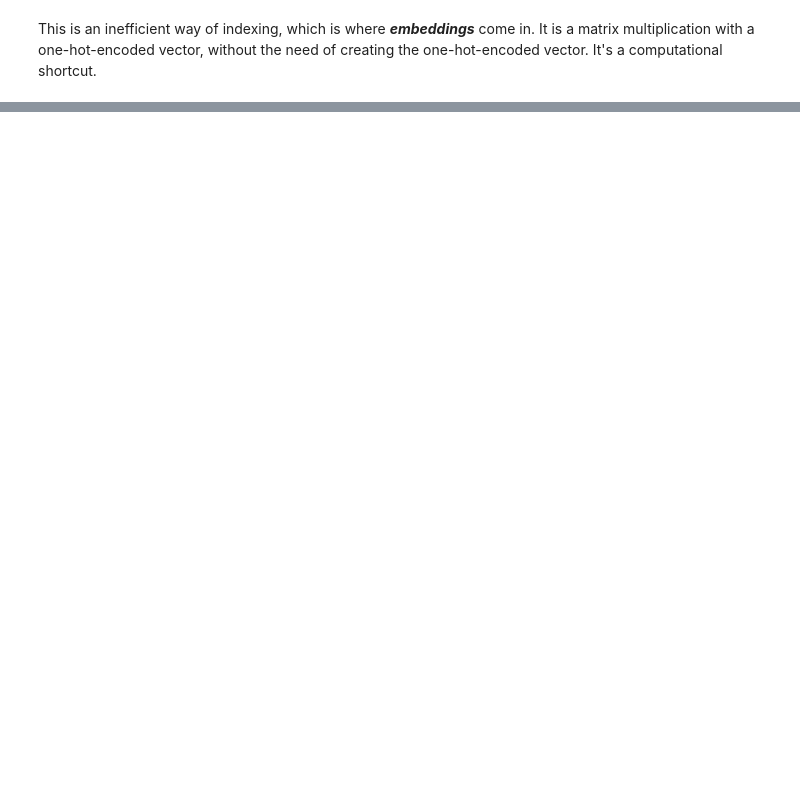
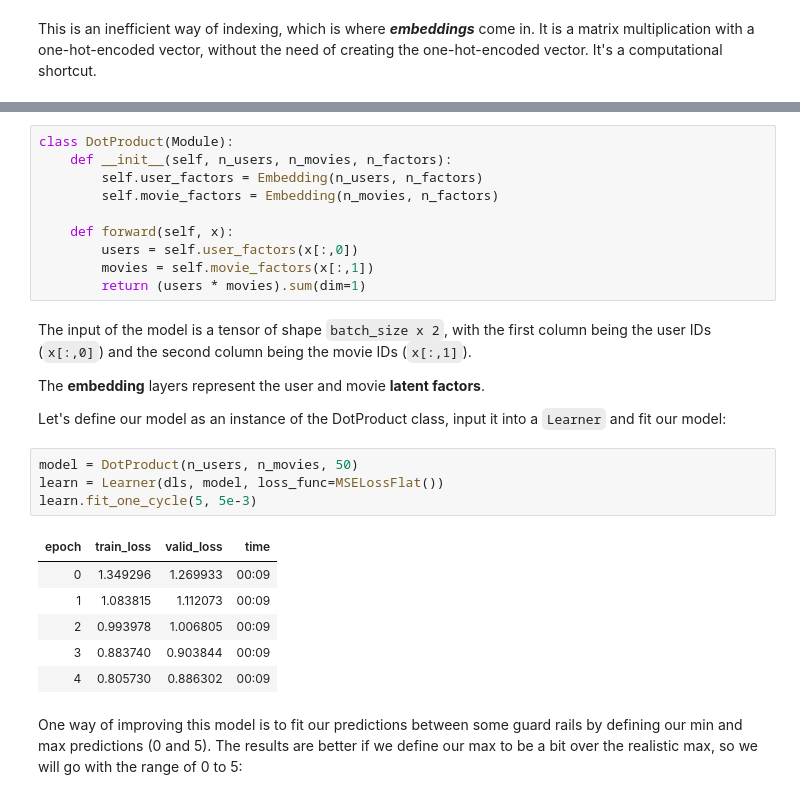
Before and after one commit to vpste1/mlscrapbook, a Jupyter notebook: CollaborativeFiltering.ipynb, the cells around one changed output, grey strips where cells are left out. Saved outputs shown, nothing was run; the diff lists cells and outputs as text; blank space fills up the shorter version.

```diff
--- a/CollaborativeFiltering.ipynb
+++ b/CollaborativeFiltering.ipynb
@@ -169,0 +180,29 @@ This is an inefficient way of indexing, which is where ***embeddings*** come in.
+# %%
+class DotProduct(Module):
+    def __init__(self, n_users, n_movies, n_factors):
+        self.user_factors = Embedding(n_users, n_factors)
+        self.movie_factors = Embedding(n_movies, n_factors)
+
+    def forward(self, x):
+        users = self.user_factors(x[:,0])
+        movies = self.movie_factors(x[:,1])
+        return (users * movies).sum(dim=1)
+# %% [markdown]
+The input of the model is a tensor of shape `batch_size x 2`, with the first column being the user IDs (`x[:,0]`) and the second column being the movie IDs (`x[:,1]`).
+
+The **embedding** layers represent the user and movie **latent factors**.
+
+Let's define our model as an instance of the DotProduct class, input it into a `Learner` and fit our model:
+# %%
+model = DotProduct(n_users, n_movies, 50)
+learn = Learner(dls, model, loss_func=MSELossFlat())
+learn.fit_one_cycle(5, 5e-3)
+# %% [output]
+| epoch | train_loss | valid_loss | time |
+| 0 | 1.349296 | 1.269933 | 00:09 |
+| 1 | 1.083815 | 1.112073 | 00:09 |
+| 2 | 0.993978 | 1.006805 | 00:09 |
+| 3 | 0.883740 | 0.903844 | 00:09 |
+| 4 | 0.805730 | 0.886302 | 00:09 |
+# %% [markdown]
+One way of improving this model is to fit our predictions between some guard rails by defining our min and max predictions (0 and 5). The results are better if we define our max to be a bit over the realistic max, so we will go with the range of 0 to 5:
```
Also changed, not shown: parts of 13 cells of this notebook.
